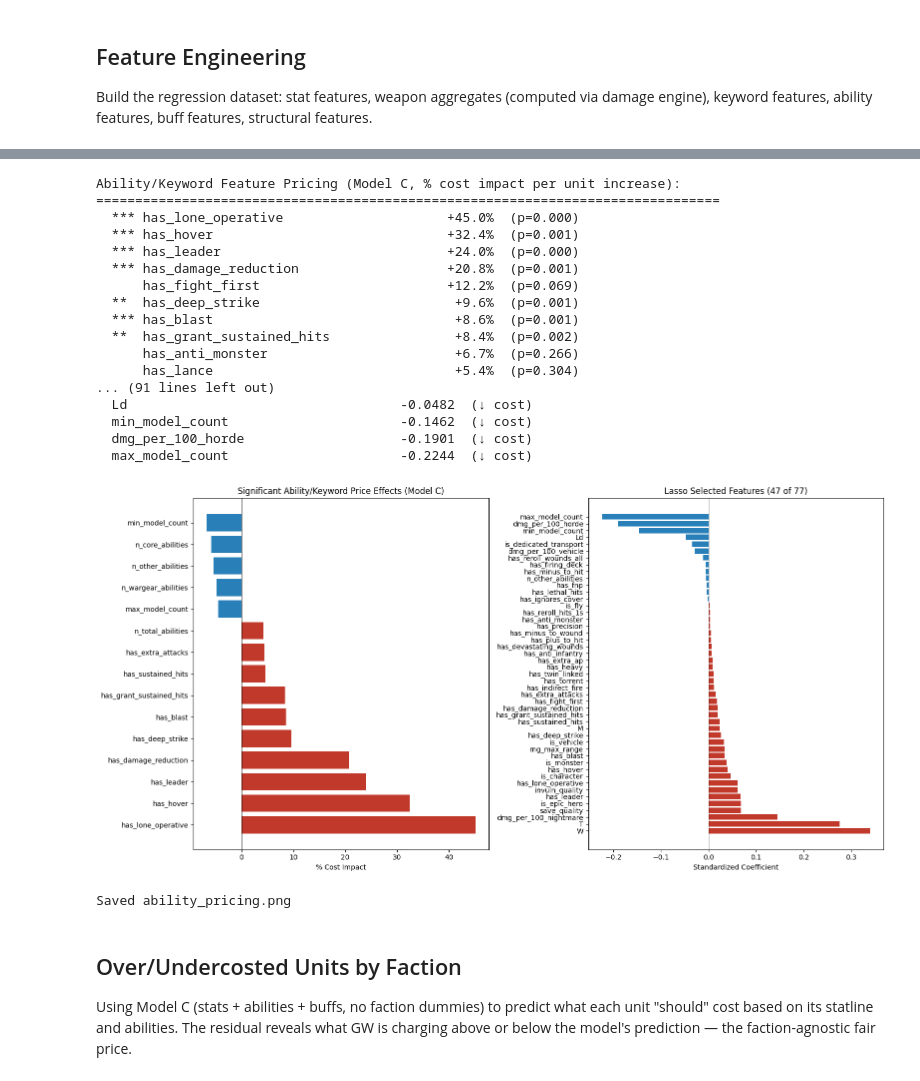
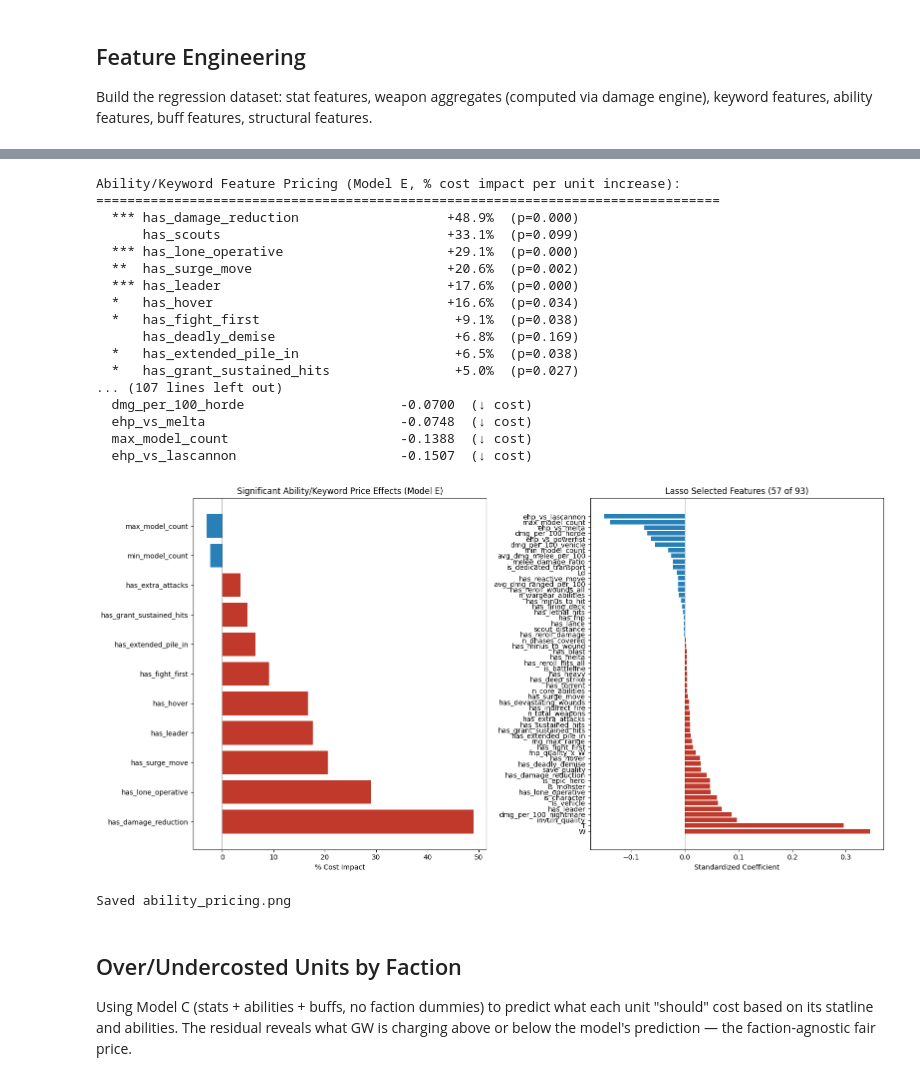
Before and after one commit to Tabletop-Developer-Consortium/40kdc-data, a Jupyter notebook: scripts/points_and_damage_analysis.ipynb, the cells around one changed output, grey strips where cells are left out. Saved outputs shown, nothing was run; the diff lists cells and outputs as text; code cells hidden in the pictures.

Commit message:
feat: add ability pricing analytics and faction CSV generation

```diff
--- a/scripts/points_and_damage_analysis.ipynb
+++ b/scripts/points_and_damage_analysis.ipynb
@@ -1044,6 +1114,13 @@ def walk_effect_to_buffs(effect, buffs):
         elif stat == 'AP' and op == 'add':
             buffs.extra_ap = max(buffs.extra_ap, abs(val))
 
+        # Enemy debuffs: reduce target T or worsen target Sv
+        target = effect.get('target', '')
+        if stat == 'T' and op == 'subtract' and target in ('enemy-within-aura', 'enemy'):
+            buffs.target_toughness_mod = min(buffs.target_toughness_mod, -val)
+        elif stat == 'Sv' and op == 'subtract' and target in ('enemy-within-aura', 'enemy'):
+            buffs.extra_ap = max(buffs.extra_ap, val)  # -1 enemy Sv == +1 AP
+
     elif etype == 'roll-modifier':
         roll = mod.get('roll', '')
         op = mod.get('operation', 'add')
@@ -1052,6 +1129,8 @@ def walk_effect_to_buffs(effect, buffs):
             buffs.hit_mod = max(buffs.hit_mod, val)
         elif roll == 'wound' and op == 'add':
             buffs.wound_mod = max(buffs.wound_mod, val)
+        elif op == 'guarantee-crit':
+            buffs.miracle_dice = max(buffs.miracle_dice, val)
 
     elif etype == 're-roll':
         roll = mod.get('roll', '')
@@ -1098,6 +1177,8 @@ def _score_offensive_effect(effect):
     """Score an effect for offensive value (higher = better for damage)."""
     if not effect:
         return 0
+    if not is_offensive_effect(effect):
+        return 0
     etype = effect.get('type', '')
     mod = effect.get('modifier', {})
     score = 0
@@ -1108,11 +1189,16 @@ def _score_offensive_effect(effect):
         if stat == 'A': score = val * 3
         elif stat == 'S': score = val * 2
         elif stat == 'AP': score = val * 2
+        elif stat == 'T': score = val * 4  # enemy T debuff very valuable
+        elif stat == 'Sv': score = val * 3  # enemy Sv debuff = AP
     elif etype == 're-roll':
         if mod.get('condition') == 'any-fail': score = 5
         else: score = 2
     elif etype == 'roll-modifier':
-        score = abs(mod.get('value', 0)) * 3
+        if mod.get('operation') == 'guarantee-crit':
+            score = mod.get('value', 0) * 6
+        else:
+            score = abs(mod.get('value', 0)) * 3
     elif etype == 'keyword-grant':
         kw_list = mod.get('keywords', [])
         if isinstance(kw_list, str): kw_list = [kw_list]
@@ -1623,28 +2508,28 @@ D: +Faction       0.9653     0.9629         97
 # %%
 # --- Ability Pricing Analysis ---
-# Show Model C coefficients (before faction effects) for ability features
+# Show Model E coefficients (before faction effects) for ability features
 # Express as % cost impact: (exp(coef) - 1) * 100
 
 ability_related = (core_ability_cols + ability_count_cols + buff_cols_present +
                    weapon_kw_cols + structural_cols)
-ability_feats = [f for f in ability_related if f in model_C.params.index]
+ability_feats = [f for f in ability_related if f in model_E.params.index]
 
 coef_df = pd.DataFrame({
     'feature': ability_feats,
-    'coefficient': [model_C.params[f] for f in ability_feats],
-    'pct_impact': [(np.exp(model_C.params[f]) - 1) * 100 for f in ability_feats],
-    'p_value': [model_C.pvalues[f] for f in ability_feats],
-    'significant': [model_C.pvalues[f] < 0.05 for f in ability_feats],
+    'coefficient': [model_E.params[f] for f in ability_feats],
+    'pct_impact': [(np.exp(model_E.params[f]) - 1) * 100 for f in ability_feats],
+    'p_value': [model_E.pvalues[f] for f in ability_feats],
+    'significant': [model_E.pvalues[f] < 0.05 for f in ability_feats],
 }).sort_values('pct_impact', ascending=False)
 
-print("Ability/Keyword Feature Pricing (Model C, % cost impact per unit increase):")
+print("Ability/Keyword Feature Pricing (Model E, % cost impact per unit increase):")
 print("=" * 80)
 for _, row in coef_df.iterrows():
     sig = "***" if row['p_value'] < 0.001 else "** " if row['p_value'] < 0.01 else "*  " if row['p_value'] < 0.05 else "   "
     print(f"  {sig} {row['feature']:<35s} {row['pct_impact']:>+8.1f}%  (p={row['p_value']:.3f})")
 
 # --- Lasso Feature Selection ---
-all_feats = feats_C
+all_feats = feats_E
 X_lasso = StandardScaler().fit_transform(df.loc[idx_train, all_feats].astype(float))
 y_lasso = y.loc[idx_train]
 
@@ -1657,51 +2542,51 @@ print("-" * 60)
 for feat, coef in selected.items():
     direction = "↑ cost" if coef > 0 else "↓ cost"
     print(f"  {feat:<35s} {coef:>+8.4f}  ({direction})")
 
 # --- Visualization: Top ability coefficients ---
 fig, axes = plt.subplots(1, 2, figsize=(16, 8))
 
 # Plot 1: Model C ability coefficients
 sig_df = coef_df[coef_df['significant']].nlargest(20, 'pct_impact', keep='all')
 if len(sig_df) < 20:
     sig_df = pd.concat([sig_df, coef_df[coef_df['significant']].nsmallest(20 - len(sig_df), 'pct_impact', keep='all')])
 colors = ['#c0392b' if v > 0 else '#2980b9' for v in sig_df['pct_impact']]
 axes[0].barh(sig_df['feature'], sig_df['pct_impact'], color=colors)
 axes[0].set_xlabel('% Cost Impact')
-axes[0].set_title('Significant Ability/Keyword Price Effects (Model C)')
+axes[0].set_title('Significant Ability/Keyword Price Effects (Model E)')
 axes[0].axvline(0, color='black', linewidth=0.5)
 
 # Plot 2: Lasso selected features
 if len(selected) > 0:
     colors2 = ['#c0392b' if v > 0 else '#2980b9' for v in selected]
     axes[1].barh(selected.index, selected.values, color=colors2)
     axes[1].set_xlabel('Standardized Coefficient')
     axes[1].set_title(f'Lasso Selected Features ({len(selected)} of {len(all_feats)})')
     axes[1].axvline(0, color='black', linewidth=0.5)
 
 plt.tight_layout()
 plt.savefig(REPO / 'scripts' / 'ability_pricing.png', dpi=150, bbox_inches='tight')
 plt.show()
 print("Saved ability_pricing.png")
 # %% [output]
-Ability/Keyword Feature Pricing (Model C, % cost impact per unit increase):
+Ability/Keyword Feature Pricing (Model E, % cost impact per unit increase):
 ================================================================================
-  *** has_lone_operative                     +45.0%  (p=0.000)
-  *** has_hover                              +32.4%  (p=0.001)
-  *** has_leader                             +24.0%  (p=0.000)
-  *** has_damage_reduction                   +20.8%  (p=0.001)
-      has_fight_first                        +12.2%  (p=0.069)
-  **  has_deep_strike                         +9.6%  (p=0.001)
-  *** has_blast                               +8.6%  (p=0.001)
-  **  has_grant_sustained_hits                +8.4%  (p=0.002)
-      has_anti_monster                        +6.7%  (p=0.266)
-      has_lance                               +5.4%  (p=0.304)
-... (91 lines left out)
-  Ld                                   -0.0482  (↓ cost)
-  min_model_count                      -0.1462  (↓ cost)
-  dmg_per_100_horde                    -0.1901  (↓ cost)
-  max_model_count                      -0.2244  (↓ cost)
+  *** has_damage_reduction                   +48.9%  (p=0.000)
+      has_scouts                             +33.1%  (p=0.099)
+  *** has_lone_operative                     +29.1%  (p=0.000)
+  **  has_surge_move                         +20.6%  (p=0.002)
+  *** has_leader                             +17.6%  (p=0.000)
+  *   has_hover                              +16.6%  (p=0.034)
+  *   has_fight_first                         +9.1%  (p=0.038)
+      has_deadly_demise                       +6.8%  (p=0.169)
+  *   has_extended_pile_in                    +6.5%  (p=0.038)
+  *   has_grant_sustained_hits                +5.0%  (p=0.027)
+... (107 lines left out)
+  dmg_per_100_horde                    -0.0700  (↓ cost)
+  ehp_vs_melta                         -0.0748  (↓ cost)
+  max_model_count                      -0.1388  (↓ cost)
+  ehp_vs_lascannon                     -0.1507  (↓ cost)
-[figure, old version]
+[figure, new version]
 Saved ability_pricing.png
 # %% [markdown]
 ## Over/Undercosted Units by Faction
```
Also changed, not shown: parts of 37 cells of this notebook, 30 other files.
